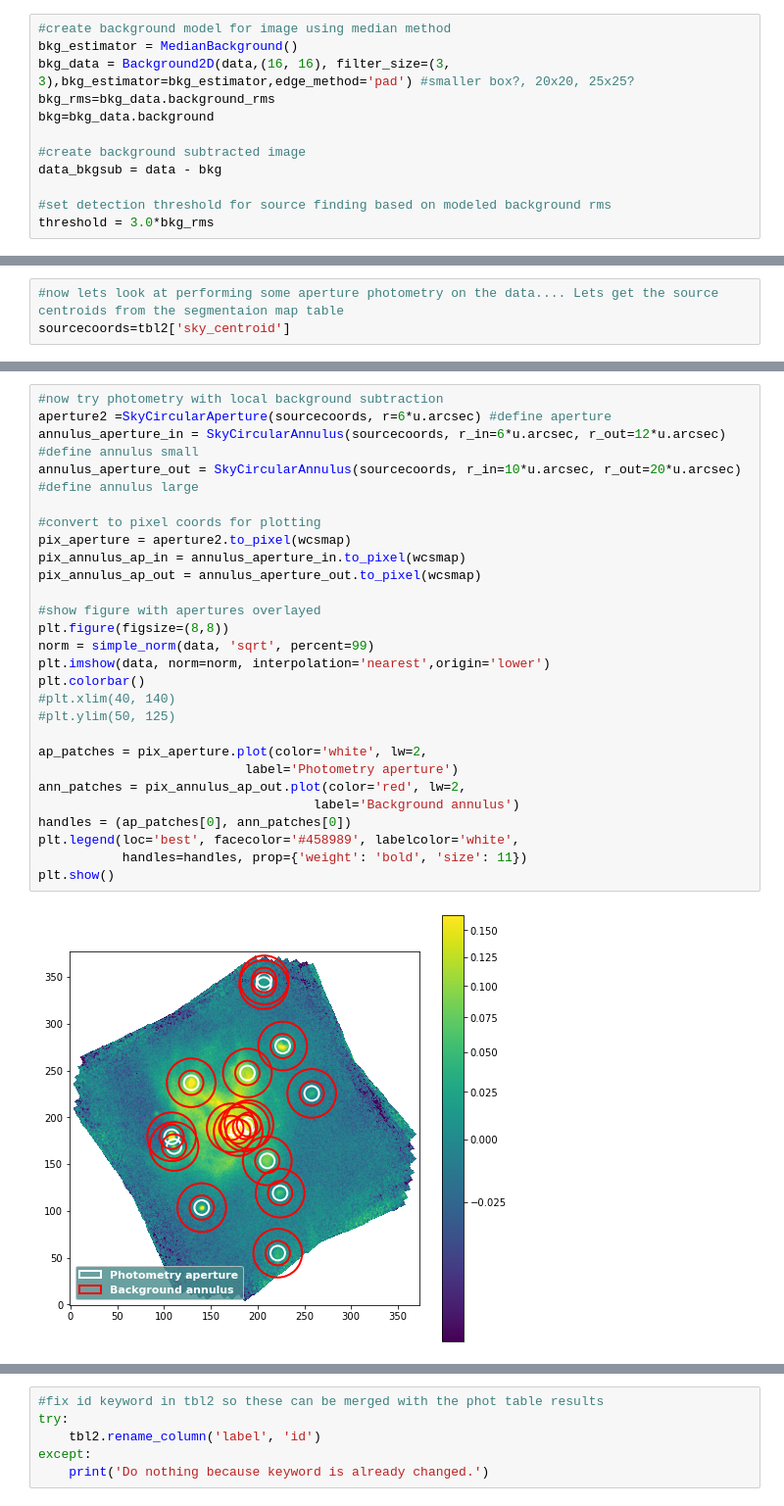
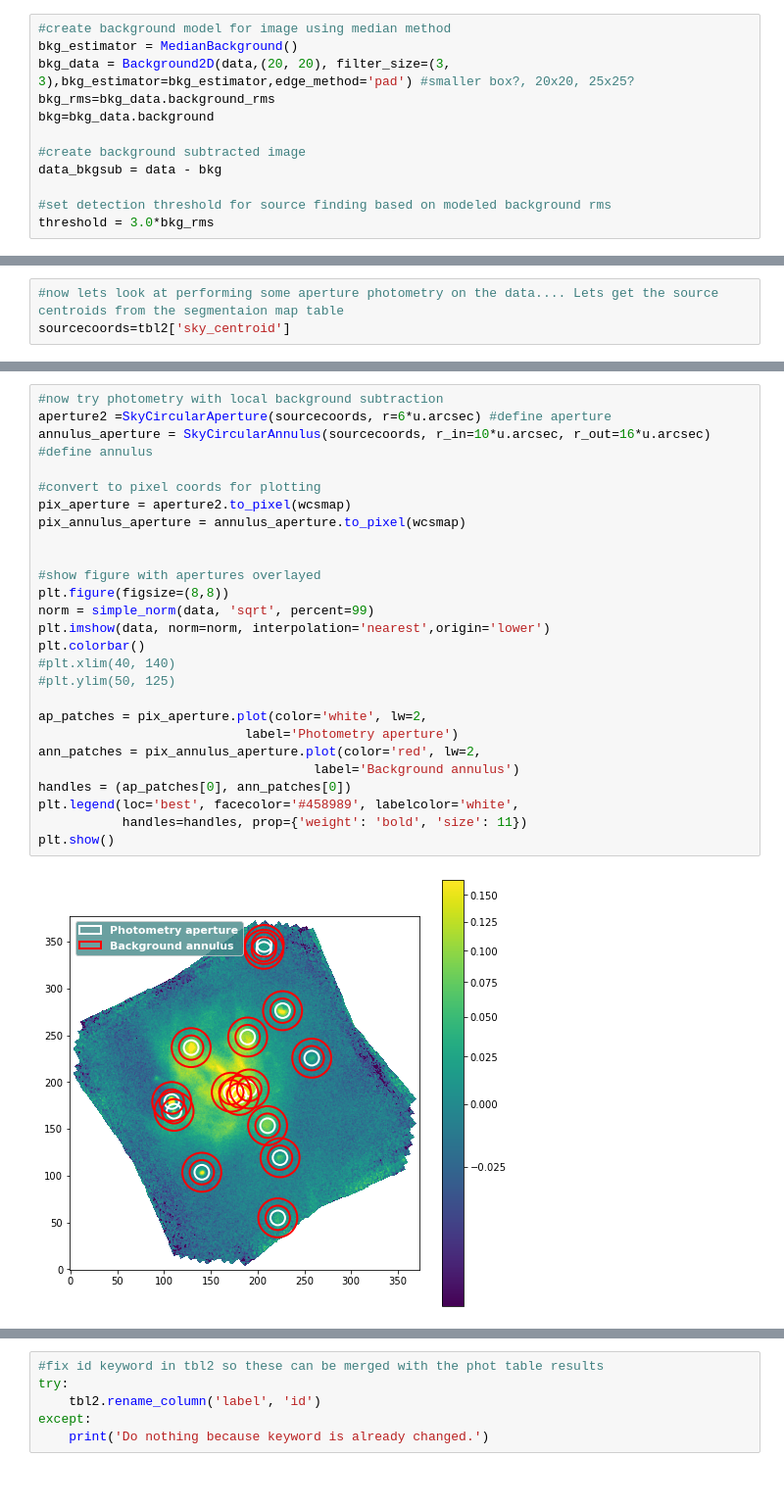
Before and after one commit to mjhankins/SFGCphotcode, a Jupyter notebook: Field2_25um_SourceCatalog.ipynb, the cells around one changed output, grey strips where cells are left out. Shown at 98% size. Drawn from its saved outputs; the diff is of its cells as text.

Commit message:
revert to single background annuli

```diff
--- a/Field2_25um_SourceCatalog.ipynb
+++ b/Field2_25um_SourceCatalog.ipynb
@@ -98,7 +98,7 @@ plt.show()
 # %%
 #create background model for image using median method
 bkg_estimator = MedianBackground()
-bkg_data = Background2D(data,(16, 16), filter_size=(3, 3),bkg_estimator=bkg_estimator,edge_method='pad') #smaller box?, 20x20, 25x25?
+bkg_data = Background2D(data,(20, 20), filter_size=(3, 3),bkg_estimator=bkg_estimator,edge_method='pad') #smaller box?, 20x20, 25x25?
 bkg_rms=bkg_data.background_rms
 bkg=bkg_data.background
 
@@ -388,29 +385,28 @@ QTable length=16
 # %%
 #now try photometry with local background subtraction
 aperture2 =SkyCircularAperture(sourcecoords, r=6*u.arcsec) #define aperture
-annulus_aperture_in = SkyCircularAnnulus(sourcecoords, r_in=6*u.arcsec, r_out=12*u.arcsec) #define annulus small
-annulus_aperture_out = SkyCircularAnnulus(sourcecoords, r_in=10*u.arcsec, r_out=20*u.arcsec) #define annulus large
+annulus_aperture = SkyCircularAnnulus(sourcecoords, r_in=10*u.arcsec, r_out=16*u.arcsec) #define annulus
 
 #convert to pixel coords for plotting
 pix_aperture = aperture2.to_pixel(wcsmap)
-pix_annulus_ap_in = annulus_aperture_in.to_pixel(wcsmap)
-pix_annulus_ap_out = annulus_aperture_out.to_pixel(wcsmap)
+pix_annulus_aperture = annulus_aperture.to_pixel(wcsmap)
+
 
 #show figure with apertures overlayed
 plt.figure(figsize=(8,8))
 norm = simple_norm(data, 'sqrt', percent=99)
 plt.imshow(data, norm=norm, interpolation='nearest',origin='lower')
 plt.colorbar()
 #plt.xlim(40, 140)
 #plt.ylim(50, 125)
 
 ap_patches = pix_aperture.plot(color='white', lw=2,
                            label='Photometry aperture')
-ann_patches = pix_annulus_ap_out.plot(color='red', lw=2,
+ann_patches = pix_annulus_aperture.plot(color='red', lw=2,
                                     label='Background annulus')
 handles = (ap_patches[0], ann_patches[0])
 plt.legend(loc='best', facecolor='#458989', labelcolor='white',
            handles=handles, prop={'weight': 'bold', 'size': 11})
 plt.show()
 # %% [output]
-[figure, old version]
+[figure, new version]
```
Also changed, not shown: parts of 20 cells of this notebook.
